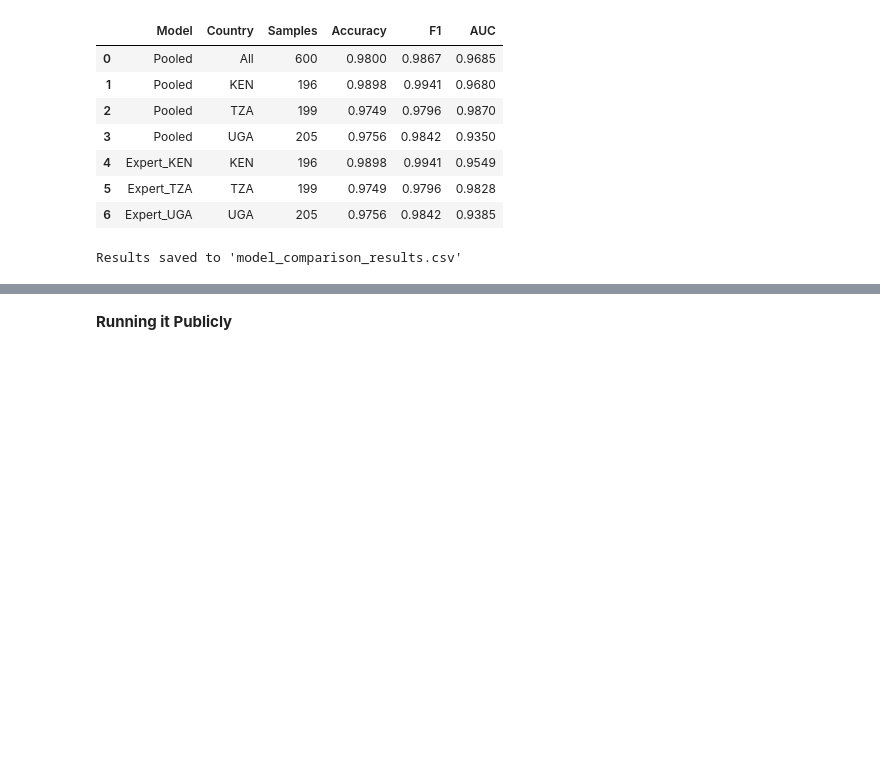
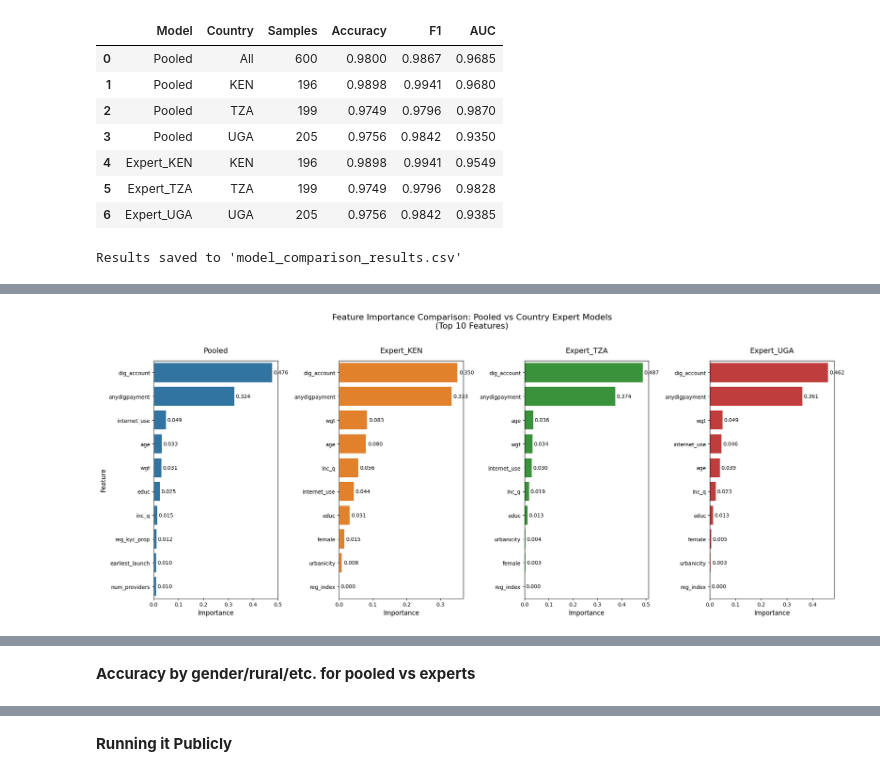
Before and after one commit to sitahlango-maker/Financial_Inclusion, a Jupyter notebook: copy_of_financialinclusion.ipynb, the cells around one changed output, grey strips where cells are left out. Cells and saved outputs as stored; diff of their text form; code cells hidden in the pictures; blank space fills up the shorter version.

```diff
--- a/copy_of_financialinclusion.ipynb
+++ b/copy_of_financialinclusion.ipynb
@@ -1338,0 +876,71 @@ else:
+# %%
+# Collect feature importances
+importance_dict = {}
+
+# Pooled Model
+if 'model_pooled' in globals():
+    importance_dict['Pooled'] = pd.Series(
+        model_pooled.feature_importances_,
+        index=X_train.columns
+    ).sort_values(ascending=False)
+
+# Expert Models
+for country, model in experts.items():
+    if hasattr(model, 'feature_importances_'):
+        importance_dict[f'Expert_{country}'] = pd.Series(
+            model.feature_importances_,
+            index=X_train.columns
+        ).sort_values(ascending=False)
+# %%
+# Plot: Separate Subplots
+if not importance_dict:
+    print("No models found.")
+else:
+    n_models = len(importance_dict)
+    top_n = 10  # Show top 10 features per model
+
+    # Create subplots (1 row, multiple columns)
+    fig, axes = plt.subplots(1, n_models, figsize=(5 * n_models, 8), sharey=False)
+
+    if n_models == 1:
+        axes = [axes]  # Make it iterable if only one model
+
+    colors = ['#1f77b4', '#ff7f0e', '#2ca02c', '#d62728']  # Blue, Orange, Green, Red
+
+    for i, (model_name, imp_series) in enumerate(importance_dict.items()):
+        # Get top N features
+        top_features = imp_series.head(top_n)
+
+        # Plot on respective subplot
+        sns.barplot(
+            ax=axes[i],
+            x=top_features.values,
+            y=top_features.index,
+            color=colors[i % len(colors)]
+        )
+
+        axes[i].set_title(f'{model_name}', fontsize=14, pad=15)
+        axes[i].set_xlabel('Importance', fontsize=12)
+        if i == 0:
+            axes[i].set_ylabel('Feature', fontsize=12)
+        else:
+            axes[i].set_ylabel('')
+
+        # Add value labels on bars
+        for j, v in enumerate(top_features.values):
+            axes[i].text(v + 0.005, j, f'{v:.3f}', va='center', fontsize=10)
+
+    plt.suptitle('Feature Importance Comparison: Pooled vs Country Expert Models\n(Top 10 Features)',
+                 fontsize=16, y=1.02)
+    plt.tight_layout()
+    plt.show()
+
+    # Print Top 8 Features per Model (Text Summary)
+    print("\nTop 8 Features per Model:")
+    print("=" * 70)
+    for model_name, series in importance_dict.items():
+        print(f"\n{model_name}:")
+        print(series.head(8).round(4).to_string())
+        print("-" * 50)
+# %% [output]
+[figure, added]
@@ -1338,0 +964,2 @@ else:
+# %% [markdown]
+**Accuracy by gender/rural/etc. for pooled vs experts**
```
Also changed, not shown: parts of 93 cells of this notebook.
